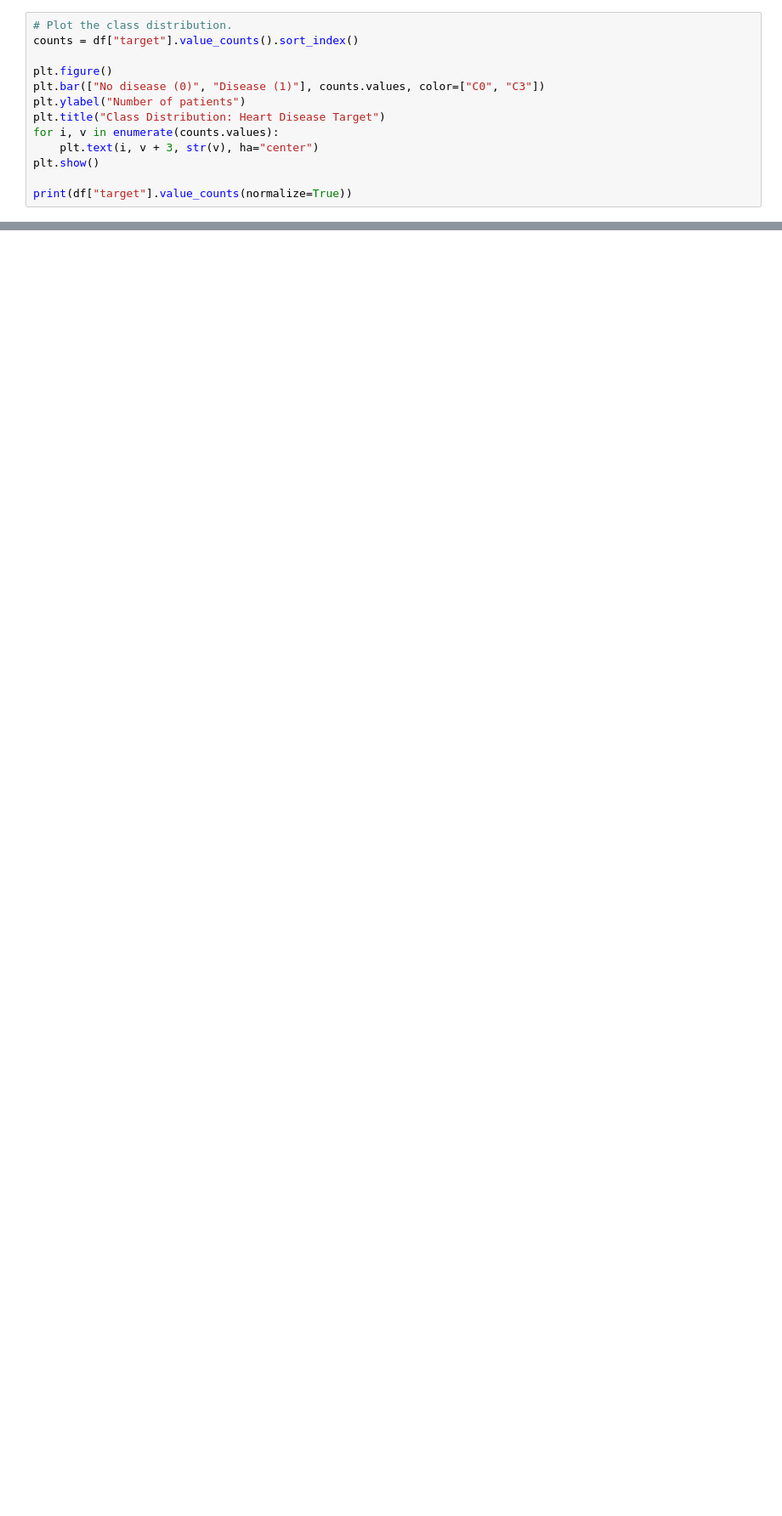
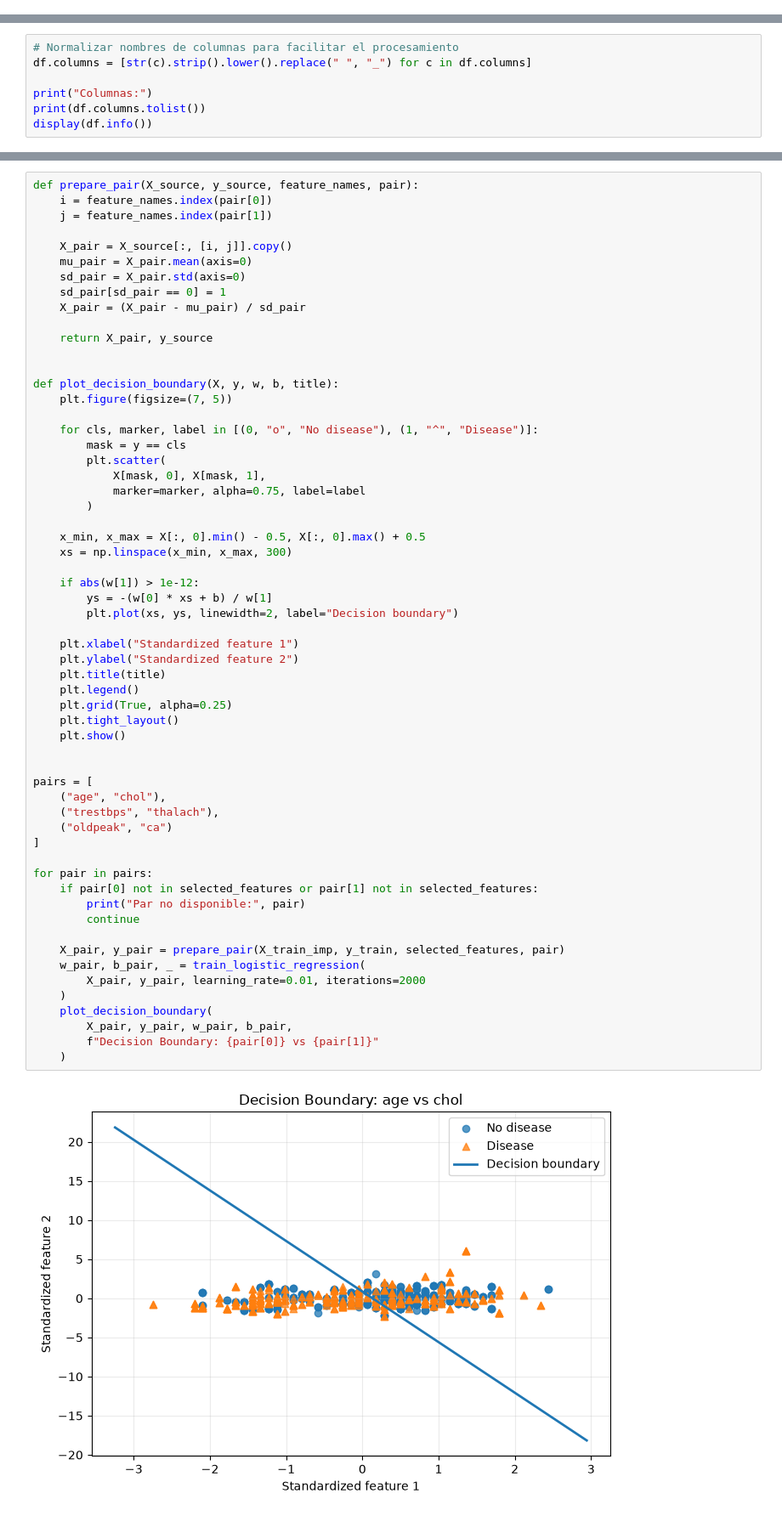
Before and after one commit to Carlos-Avellaneda-2/Heart-Disease-Risk-Prediction, a Jupyter notebook: heart_disease_lr_analysis.ipynb, the cells around one changed output, grey strips where cells are left out. Shown at 85% size. Drawn from its saved outputs; the diff is of its cells as text; blank space fills up the shorter version.

Commit message:
Agregando archivos para subir al sagemaker

```diff
--- a/heart_disease_lr_analysis.ipynb
+++ b/heart_disease_lr_analysis.ipynb
@@ -138,13 +0,0 @@ Shape after removing invalid codes: (296, 14)
-# %%
-# Plot the class distribution.
-counts = df["target"].value_counts().sort_index()
-
-plt.figure()
-plt.bar(["No disease (0)", "Disease (1)"], counts.values, color=["C0", "C3"])
-plt.ylabel("Number of patients")
-plt.title("Class Distribution: Heart Disease Target")
-for i, v in enumerate(counts.values):
-    plt.text(i, v + 3, str(v), ha="center")
-plt.show()
-
-print(df["target"].value_counts(normalize=True))
@@ -639,0 +66,7 @@ equivalent training/evaluation code in the AWS Academy SageMaker environment.
+# %%
+# Normalizar nombres de columnas para facilitar el procesamiento
+df.columns = [str(c).strip().lower().replace(" ", "_") for c in df.columns]
+
+print("Columnas:")
+print(df.columns.tolist())
+display(df.info())
@@ -639,0 +489,61 @@ equivalent training/evaluation code in the AWS Academy SageMaker environment.
+# %%
+def prepare_pair(X_source, y_source, feature_names, pair):
+    i = feature_names.index(pair[0])
+    j = feature_names.index(pair[1])
+
+    X_pair = X_source[:, [i, j]].copy()
+    mu_pair = X_pair.mean(axis=0)
+    sd_pair = X_pair.std(axis=0)
+    sd_pair[sd_pair == 0] = 1
+    X_pair = (X_pair - mu_pair) / sd_pair
+
+    return X_pair, y_source
+
+
+def plot_decision_boundary(X, y, w, b, title):
+    plt.figure(figsize=(7, 5))
+
+    for cls, marker, label in [(0, "o", "No disease"), (1, "^", "Disease")]:
+        mask = y == cls
+        plt.scatter(
+            X[mask, 0], X[mask, 1],
+            marker=marker, alpha=0.75, label=label
+        )
+
+    x_min, x_max = X[:, 0].min() - 0.5, X[:, 0].max() + 0.5
+    xs = np.linspace(x_min, x_max, 300)
+
+    if abs(w[1]) > 1e-12:
+        ys = -(w[0] * xs + b) / w[1]
+        plt.plot(xs, ys, linewidth=2, label="Decision boundary")
+
+    plt.xlabel("Standardized feature 1")
+    plt.ylabel("Standardized feature 2")
+    plt.title(title)
+    plt.legend()
+    plt.grid(True, alpha=0.25)
+    plt.tight_layout()
+    plt.show()
+
+
+pairs = [
+    ("age", "chol"),
+    ("trestbps", "thalach"),
+    ("oldpeak", "ca")
+]
+
+for pair in pairs:
+    if pair[0] not in selected_features or pair[1] not in selected_features:
+        print("Par no disponible:", pair)
+        continue
+
+    X_pair, y_pair = prepare_pair(X_train_imp, y_train, selected_features, pair)
+    w_pair, b_pair, _ = train_logistic_regression(
+        X_pair, y_pair, learning_rate=0.01, iterations=2000
+    )
+    plot_decision_boundary(
+        X_pair, y_pair, w_pair, b_pair,
+        f"Decision Boundary: {pair[0]} vs {pair[1]}"
+    )
+# %% [output]
+[figure, added]
```
Also changed, not shown: parts of 92 cells of this notebook, 3 other files.
